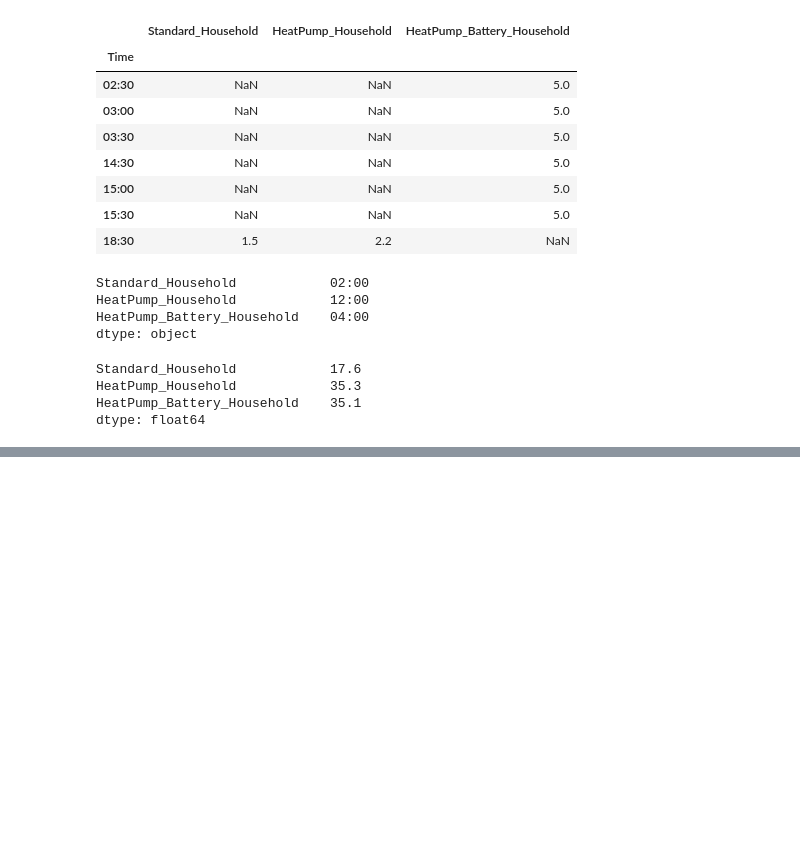
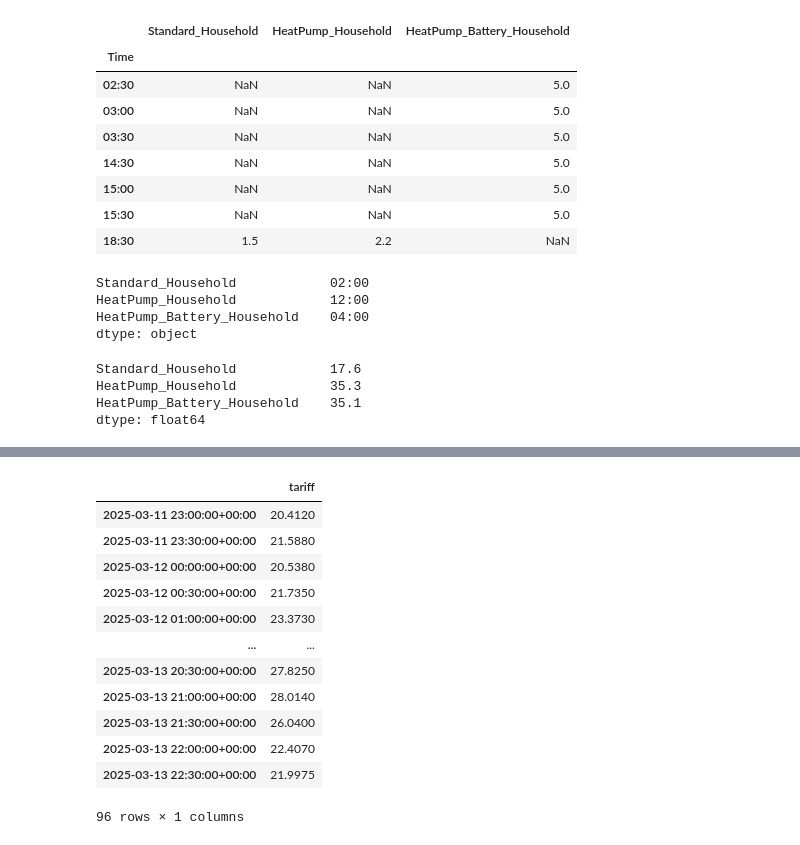
Before and after one commit to ElaineKathrynCrockett/KomodoEnergy, a Jupyter notebook: KomodoEnergyChallenge.ipynb, the cells around one changed output, grey strips where cells are left out. Drawn from its saved outputs; the diff is of its cells as text; code cells hidden in the pictures; blank space fills up the shorter version.

```diff
--- a/KomodoEnergyChallenge.ipynb
+++ b/KomodoEnergyChallenge.ipynb
@@ -100,0 +121,22 @@ dtype: float64
+# %%
+# Extract the datetime and prices that include VAT
+valid_from = [x['valid_from'] for x in tariff['results']]
+valid_from = pd.to_datetime(pd.Series(valid_from))
+value_inc_vat = [x['value_inc_vat'] for x in tariff['results']]
+prices = pd.DataFrame(value_inc_vat, index=valid_from).sort_index()
+prices.columns=['tariff']
+prices
+# %% [output]
+|  | tariff |
+| 2025-03-11 23:00:00+00:00 | 20.4120 |
+| 2025-03-11 23:30:00+00:00 | 21.5880 |
+| 2025-03-12 00:00:00+00:00 | 20.5380 |
+| 2025-03-12 00:30:00+00:00 | 21.7350 |
+| 2025-03-12 01:00:00+00:00 | 23.3730 |
+| ... | ... |
+| 2025-03-13 20:30:00+00:00 | 27.8250 |
+| 2025-03-13 21:00:00+00:00 | 28.0140 |
+| 2025-03-13 21:30:00+00:00 | 26.0400 |
+| 2025-03-13 22:00:00+00:00 | 22.4070 |
+| 2025-03-13 22:30:00+00:00 | 21.9975 |
+96 rows × 1 columns
```
Also changed, not shown: parts of 16 cells of this notebook, 1 other file.
